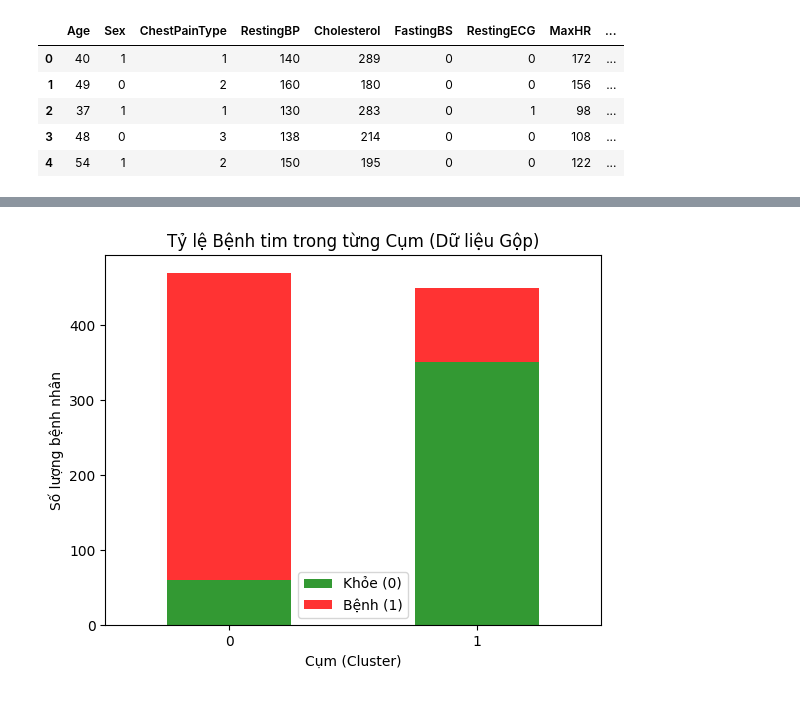
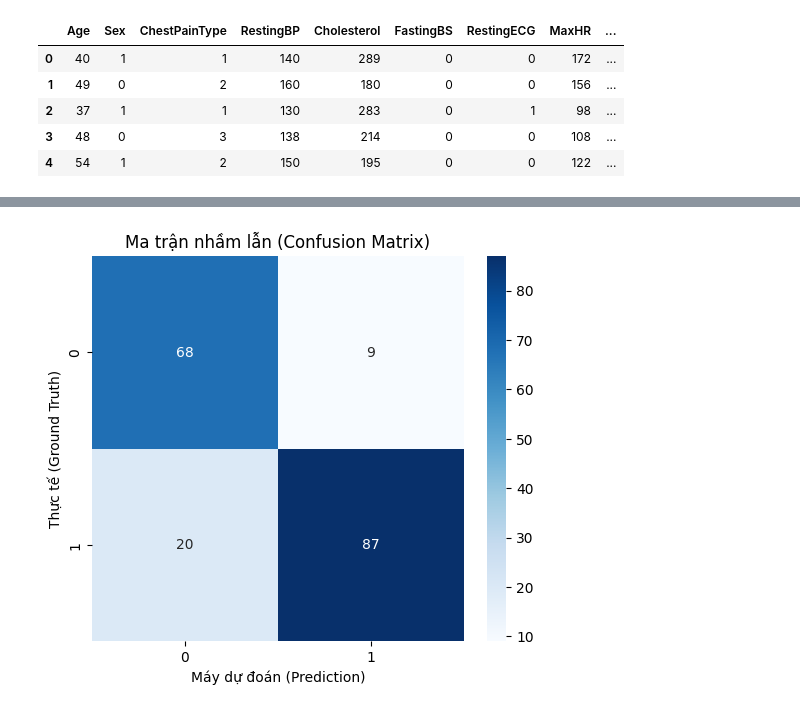
Before and after one commit to MaiKhoa0101/MLProject, a Jupyter notebook: main.ipynb, the cells around one changed output, grey strips where cells are left out. Saved outputs shown, nothing was run; the diff lists cells and outputs as text; code cells hidden in the pictures.

Commit message:
change to logistic regression

```diff
--- a/main.ipynb
+++ b/main.ipynb
@@ -48,67 +47,35 @@ display(df_final.head())
 print(f"Kích thước dữ liệu sau khi gộp: {df_final.shape}")
 
 # 5. Chuẩn bị dữ liệu cho Clustering
-# Tách cột HeartDisease (đáp án) ra riêng để đối chiếu sau này
 X = df_final.drop('HeartDisease', axis=1)
-y_true = df_final['HeartDisease']
+y = df_final['HeartDisease']
 
-# Scale dữ liệu (QUAN TRỌNG: Scale trên toàn bộ dữ liệu đã gộp)
+# 3. Chia tập Train/Test (Quan trọng: Máy học 80%, Thi 20%)
+X_train, X_test, y_train, y_test = train_test_split(X, y, test_size=0.2, random_state=42)
+
+# 4. Scale dữ liệu (Fit trên Train, Transform trên Test)
 scaler = StandardScaler()
-X_scaled = scaler.fit_transform(X)
+X_train_scaled = scaler.fit_transform(X_train)
+X_test_scaled = scaler.transform(X_test)
 
-# ---------------------------------------------------------
-# PHẦN K-MEANS VÀ VẼ BIỂU ĐỒ (Giữ nguyên logic của bạn)
-# ---------------------------------------------------------
+# 5. Huấn luyện mô hình LOGISTIC REGRESSION
+model = LogisticRegression()
+model.fit(X_train_scaled, y_train) # Máy bắt đầu học w và b
 
-# 6. Chạy K-Means
-kmeans = KMeans(n_clusters=2, random_state=42, n_init=10)
-kmeans.fit(X_scaled)
-labels = kmeans.labels_
+# 6. Dự đoán và Đánh giá
+y_pred = model.predict(X_test_scaled)
+accuracy = accuracy_score(y_test, y_pred)
 
-# 7. Giảm chiều PCA để vẽ
-pca = PCA(n_components=2)
-X_pca = pca.fit_transform(X_scaled)
-centers_pca = pca.transform(kmeans.cluster_centers_)
+print(f"Độ chính xác của mô hình: {accuracy * 100:.2f}%")
+print("\nBáo cáo chi tiết:")
+print(classification_report(y_test, y_pred))
 
-# 8. Vẽ biểu đồ
-plt.figure(figsize=(12, 8))
-sns.scatterplot(x=X_pca[:, 0], y=X_pca[:, 1], hue=labels, palette='viridis', s=60, alpha=0.6)
-plt.scatter(centers_pca[:, 0], centers_pca[:, 1], c='red', s=300, marker='X', label='Centroids', edgecolors='white')
-
-plt.title(f'Phân cụm dữ liệu Tim mạch (Tổng hợp {len(df_final)} bản ghi)')
-plt.xlabel('PCA Component 1')
-plt.ylabel('PCA Component 2')
-plt.legend()
-plt.grid(True, alpha=0.3)
+# 7. Vẽ Confusion Matrix (Thay vì vẽ Scatter plot lồng nhau)
+cm = confusion_matrix(y_test, y_pred)
+plt.figure(figsize=(6, 5))
+sns.heatmap(cm, annot=True, fmt='d', cmap='Blues')
+plt.title('Ma trận nhầm lẫn (Confusion Matrix)')
+plt.ylabel('Thực tế (Ground Truth)')
+plt.xlabel('Máy dự đoán (Prediction)')
 plt.show()
-
-# ---------------------------------------------------------
-# PHẦN ĐÁNH GIÁ (Sửa lại để dùng biến df_final)
-# ---------------------------------------------------------
-
-# 1. Silhouette Score
-sil_score = silhouette_score(X_scaled, labels)
-print(f"Silhouette Score: {sil_score:.3f}")
-
-# 2. Thêm nhãn cụm vào dataframe tổng
-df_final['Cluster_Result'] = labels
-
-# 3. Cross-tabulation (So sánh với cột HeartDisease thật của cả 2 file gộp lại)
-print("\nPhân bố bệnh nhân thực tế (0: Khỏe, 1: Bệnh) trong từng cụm:")
-crosstab = pd.crosstab(df_final['Cluster_Result'], df_final['HeartDisease'])
-print(crosstab)
-
-# Tính phần trăm
-crosstab_pct = pd.crosstab(df_final['Cluster_Result'], df_final['HeartDisease'], normalize='index') * 100
-print("\nTỷ lệ phần trăm (%):")
-print(crosstab_pct.round(2))
-
-# Vẽ biểu đồ cột chồng
-crosstab.plot(kind='bar', stacked=True, color=['green', 'red'], alpha=0.8)
-plt.title('Tỷ lệ Bệnh tim trong từng Cụm (Dữ liệu Gộp)')
-plt.xlabel('Cụm (Cluster)')
-plt.ylabel('Số lượng bệnh nhân')
-plt.legend(['Khỏe (0)', 'Bệnh (1)'])
-plt.xticks(rotation=0)
-plt.show()
 # %% [output]
@@ -136 +101 @@ Cluster_Result
-[figure, old version]
+[figure, new version]
```
Also changed, not shown: parts of 3 cells of this notebook.
